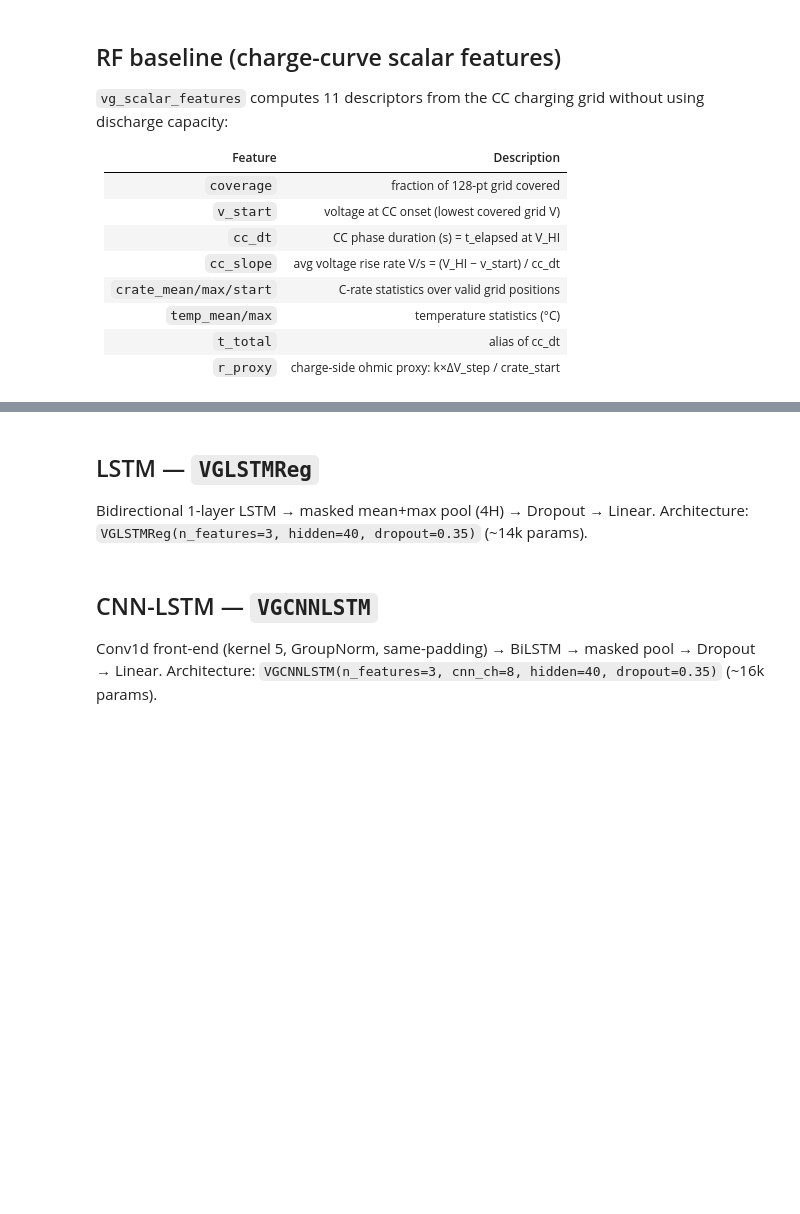
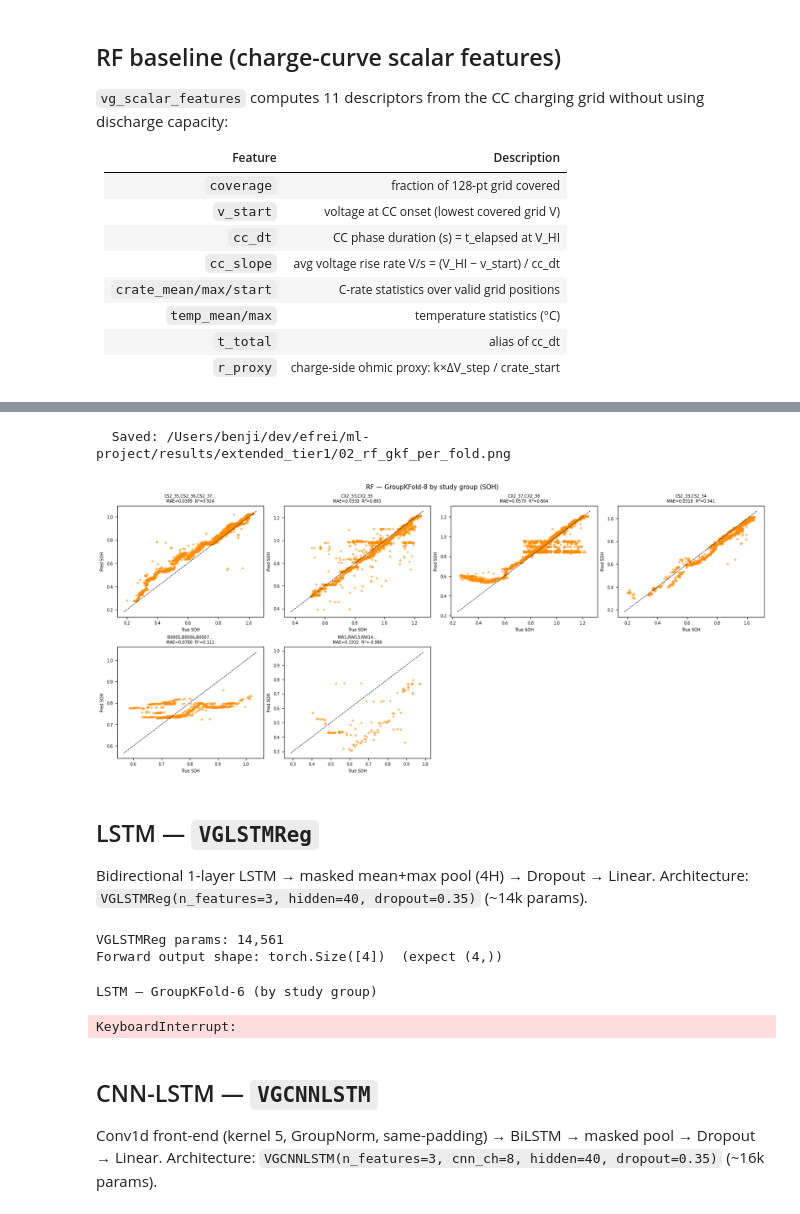
Before and after one commit to benjidsv/ml-project, a Jupyter notebook: notebooks/extended-dataset/02_train_extended.ipynb, the cells around one changed output, grey strips where cells are left out. Cells and saved outputs as stored; diff of their text form; code cells hidden in the pictures; blank space fills up the shorter version.

```diff
--- a/notebooks/extended-dataset/02_train_extended.ipynb
+++ b/notebooks/extended-dataset/02_train_extended.ipynb
@@ -246,8 +275,8 @@ display(pd.DataFrame(feat, columns=feat_names).describe().round(4))
 # %%
-print("RF — GroupKFold-8 (by study group)")
+print("RF — GroupKFold-6 (by study group)")
 res_rf_gkf = vgx.run_rf_grouped_cv(
     feat, y, groups, cidx,
-    GroupKFold(n_splits=8),
+    GroupKFold(n_splits=6),
     cv_groups=study_groups,
 )
 agg_rf_gkf = vg.aggregate(res_rf_gkf)
@@ -259,9 +302,12 @@ print(f"  Spearman  {agg_rf_gkf['spearman']:.4f}")
 # %%
 vgx.per_fold_scatter_ext(
     res_rf_gkf,
-    "RF — GroupKFold-8 per-fold scatter (SOH)",
+    "RF — GroupKFold-6 by study group (SOH)",
     save_path=RESULTS / "02_rf_gkf_per_fold.png",
 )
+# %% [output]
+  Saved: /Users/benji/dev/efrei/ml-project/results/extended_tier1/02_rf_gkf_per_fold.png
+[figure, added]
 # %% [markdown]
 ## LSTM — `VGLSTMReg`
 
@@ -269,7 +315,7 @@ Bidirectional 1-layer LSTM → masked mean+max pool (4H) → Dropout → Linear.
 Architecture: `VGLSTMReg(n_features=3, hidden=40, dropout=0.35)` (~14k params).
 # %%
 # Model sanity: forward pass on 4 samples
-demo_lstm = vg_models.VGLSTMReg(n_features=3, hidden=40, dropout=0.35).to(DEVICE)
+demo_lstm = src.vg_models.VGLSTMReg(n_features=3, hidden=40, dropout=0.35).to(DEVICE)
 n_params = sum(p.numel() for p in demo_lstm.parameters())
 print(f"VGLSTMReg params: {n_params:,}")
 
@@ -279,13 +325,16 @@ with torch.no_grad():
     out4 = demo_lstm(x4, m4)
 print(f"Forward output shape: {out4.shape}  (expect (4,))")
 del demo_lstm, x4, m4, out4
+# %% [output]
+VGLSTMReg params: 14,561
+Forward output shape: torch.Size([4])  (expect (4,))
 # %%
-make_lstm = lambda: vg_models.VGLSTMReg(n_features=3, hidden=40, dropout=0.35)
+make_lstm = lambda: src.vg_models.VGLSTMReg(n_features=3, hidden=40, dropout=0.35)
 
-print("LSTM — GroupKFold-8 (by study group)")
+print("LSTM — GroupKFold-6 (by study group)")
 res_lstm_gkf = vgx.run_grouped_cv(
     make_lstm, X, mask, y, groups, cidx, DEVICE,
-    GroupKFold(n_splits=8),
+    GroupKFold(n_splits=6),
     cv_groups=study_groups,
     epochs=EPOCHS, batch_size=BATCH_SIZE, lr=LR, patience=PATIENCE,
     scheduler="plateau",
@@ -296,6 +345,9 @@ print(f"  RMSE {agg_lstm_gkf['rmse']:.4f} ± {agg_lstm_gkf['rmse_std']:.4f}")
 print(f"  R²   {agg_lstm_gkf['r2']:.4f} ± {agg_lstm_gkf['r2_std']:.4f}")
 print(f"  Skill     {agg_lstm_gkf['skill']:.4f}")
 print(f"  Spearman  {agg_lstm_gkf['spearman']:.4f}")
+# %% [output]
+LSTM — GroupKFold-6 (by study group)
+KeyboardInterrupt:
 # %%
 vgx.per_fold_scatter_ext(
     res_lstm_gkf,
```
Also changed, not shown: parts of 13 cells of this notebook, 3 other files.
